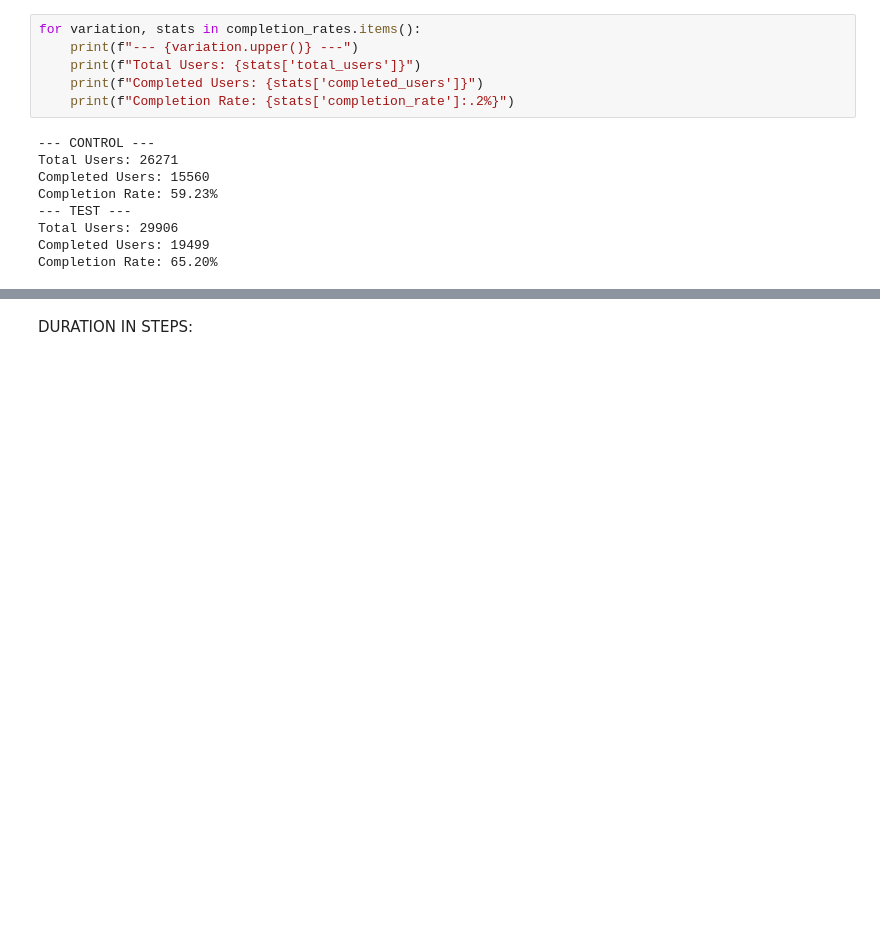
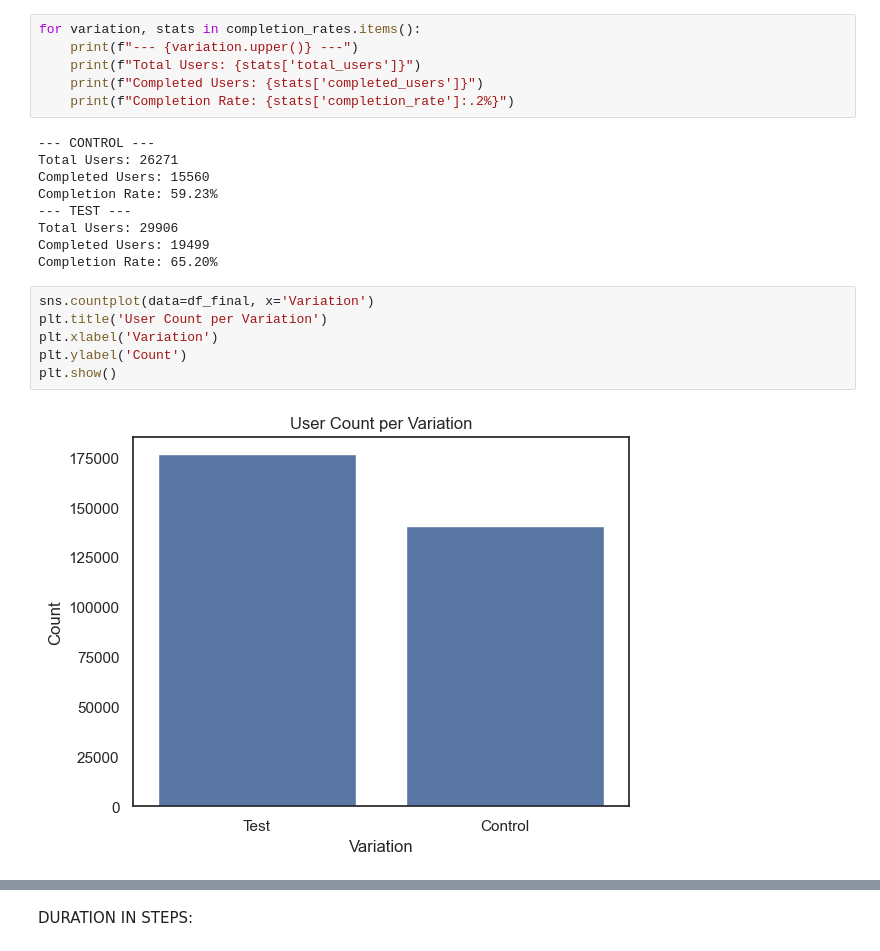
Before and after one commit to MadhurideviD/vanguard_analysis, a Jupyter notebook: vanguard_1.ipynb, the cells around one changed output, grey strips where cells are left out. Saved outputs shown, nothing was run; the diff lists cells and outputs as text; blank space fills up the shorter version.

```diff
--- a/vanguard_1.ipynb
+++ b/vanguard_1.ipynb
@@ -999,3 +999,11 @@ Completion Rate: 59.23%
 Total Users: 29906
 Completed Users: 19499
 Completion Rate: 65.20%
+# %%
+sns.countplot(data=df_final, x='Variation')
+plt.title('User Count per Variation')
+plt.xlabel('Variation')
+plt.ylabel('Count')
+plt.show()
+# %% [output]
+[figure, added]
```
Also changed, not shown: parts of 9 cells of this notebook.
